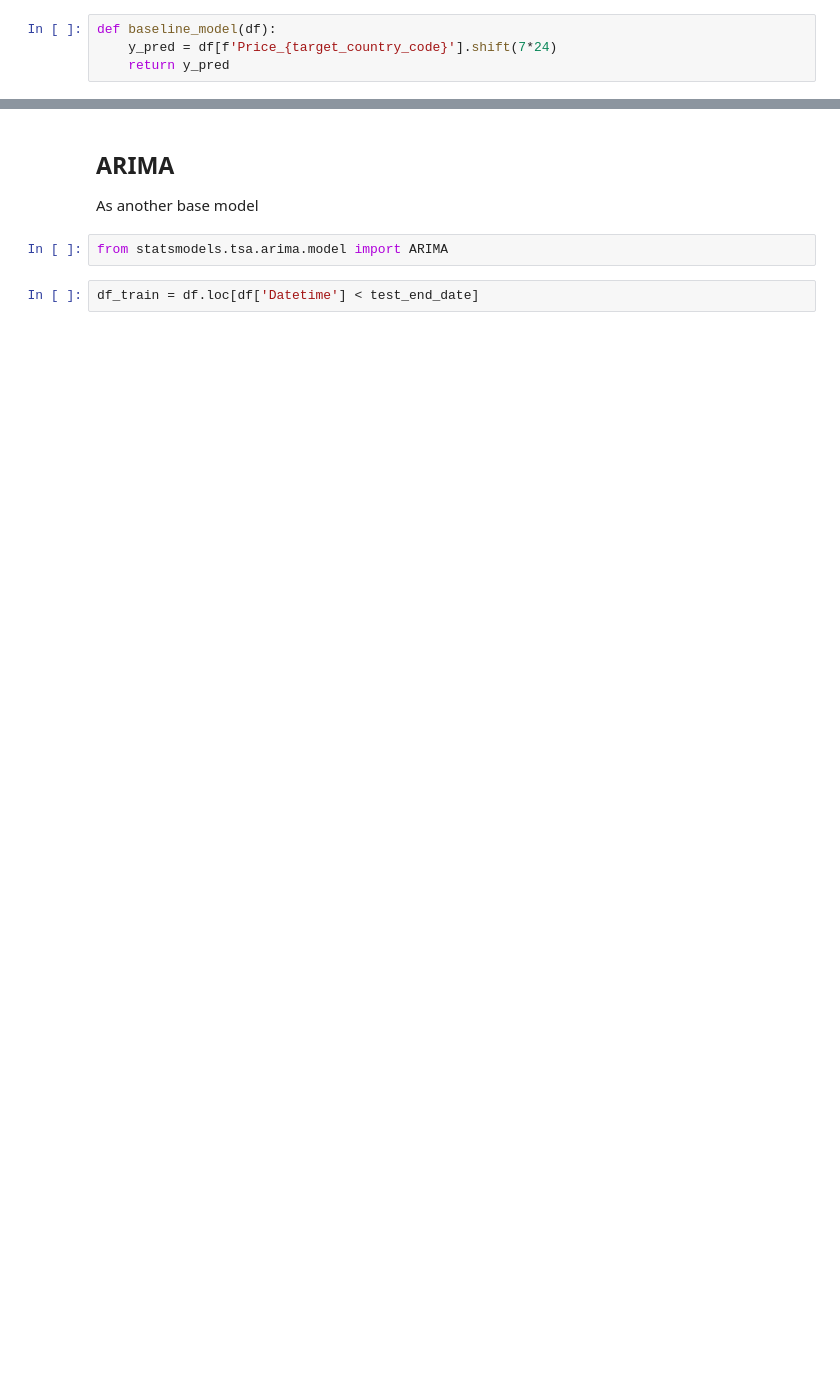
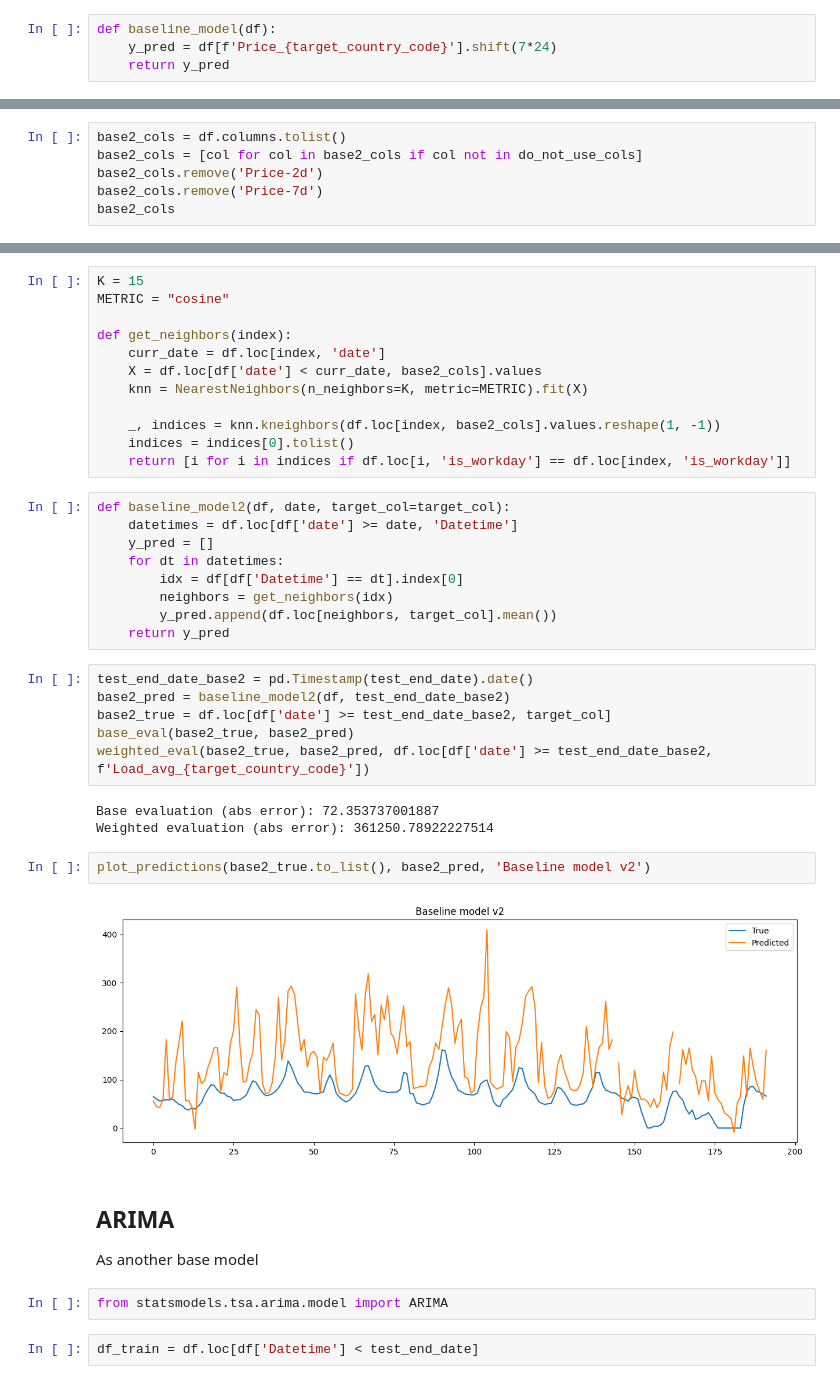
Before and after one commit to BotondProhaszka/msc_szakdolgozat, a Jupyter notebook: main.ipynb, the cells around one changed output, grey strips where cells are left out. Saved outputs shown, nothing was run; the diff lists cells and outputs as text; blank space fills up the shorter version.

```diff
--- a/main.ipynb
+++ b/main.ipynb
@@ -446,0 +471,6 @@ Weighted evaluation (abs error): 77618.14497395833
+# %%
+base2_cols = df.columns.tolist()
+base2_cols = [col for col in base2_cols if col not in do_not_use_cols]
+base2_cols.remove('Price-2d')
+base2_cols.remove('Price-7d')
+base2_cols
@@ -447,3 +495,37 @@ Weighted evaluation (abs error): 77618.14497395833
+# %%
+K = 15
+METRIC = "cosine"
+
+def get_neighbors(index):
+    curr_date = df.loc[index, 'date']
+    X = df.loc[df['date'] < curr_date, base2_cols].values
+    knn = NearestNeighbors(n_neighbors=K, metric=METRIC).fit(X)
+
+    _, indices = knn.kneighbors(df.loc[index, base2_cols].values.reshape(1, -1))
+    indices = indices[0].tolist()
+    return [i for i in indices if df.loc[i, 'is_workday'] == df.loc[index, 'is_workday']]
+# %%
+def baseline_model2(df, date, target_col=target_col):
+    datetimes = df.loc[df['date'] >= date, 'Datetime']
+    y_pred = []
+    for dt in datetimes:
+        idx = df[df['Datetime'] == dt].index[0]
+        neighbors = get_neighbors(idx)
+        y_pred.append(df.loc[neighbors, target_col].mean())
+    return y_pred
+# %%
+test_end_date_base2 = pd.Timestamp(test_end_date).date()
+base2_pred = baseline_model2(df, test_end_date_base2)
+base2_true = df.loc[df['date'] >= test_end_date_base2, target_col]
+base_eval(base2_true, base2_pred)
+weighted_eval(base2_true, base2_pred, df.loc[df['date'] >= test_end_date_base2, f'Load_avg_{target_country_code}'])
+# %% [output]
+Base evaluation (abs error): 72.353737001887
+Weighted evaluation (abs error): 361250.78922227514
+# %%
+plot_predictions(base2_true.to_list(), base2_pred, 'Baseline model v2')
+# %% [output]
+[figure, added]
 # %% [markdown]
 ## ARIMA
 
```
Also changed, not shown: parts of 21 cells of this notebook.
